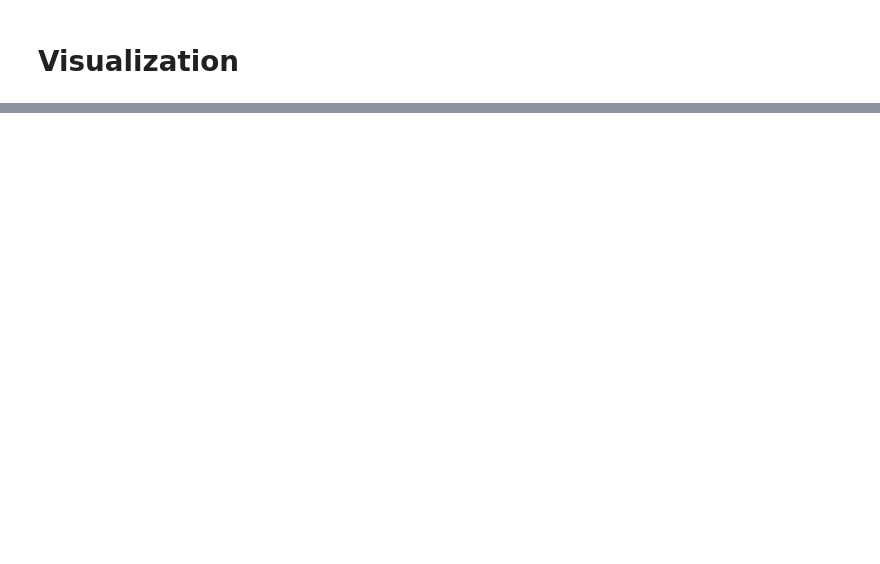
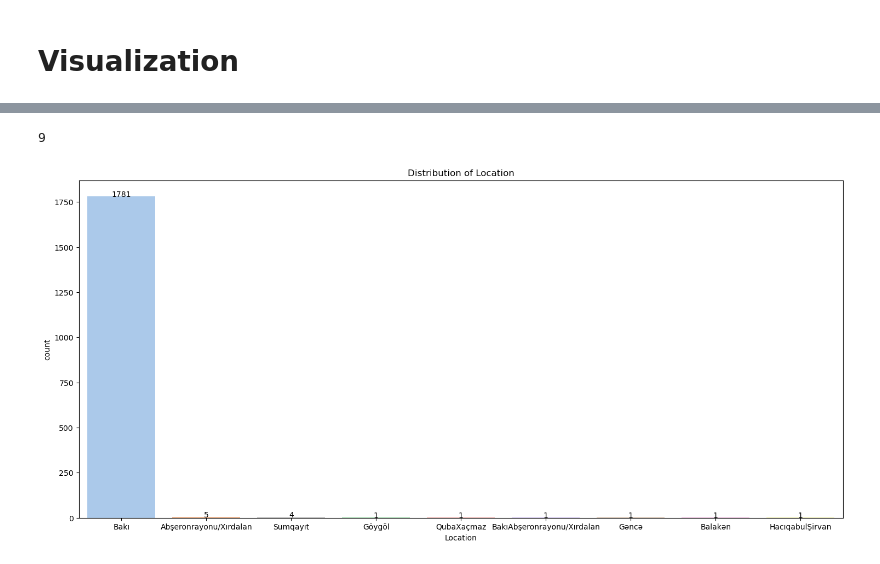
Before and after one commit to LalaMamedova/Data_Science-Analytics_Projects, a Jupyter notebook: Data Science Projects/Software developer in Azerbaijan/V3/DataCleaning.ipynb, the cells around one changed output, grey strips where cells are left out. Cells and saved outputs as stored; diff of their text form; code cells hidden in the pictures; blank space fills up the shorter version.

```diff
--- a/Data Science Projects/Software developer in Azerbaijan/V3/DataCleaning.ipynb
+++ b/Data Science Projects/Software developer in Azerbaijan/V3/DataCleaning.ipynb
@@ -350,0 +432,5 @@ dtype: int64
+# %%
+show_countplot(df_clean,"Location")
+# %% [output]
+9
+[figure, added]
```
Also changed, not shown: parts of 34 cells of this notebook, 3 other files.
